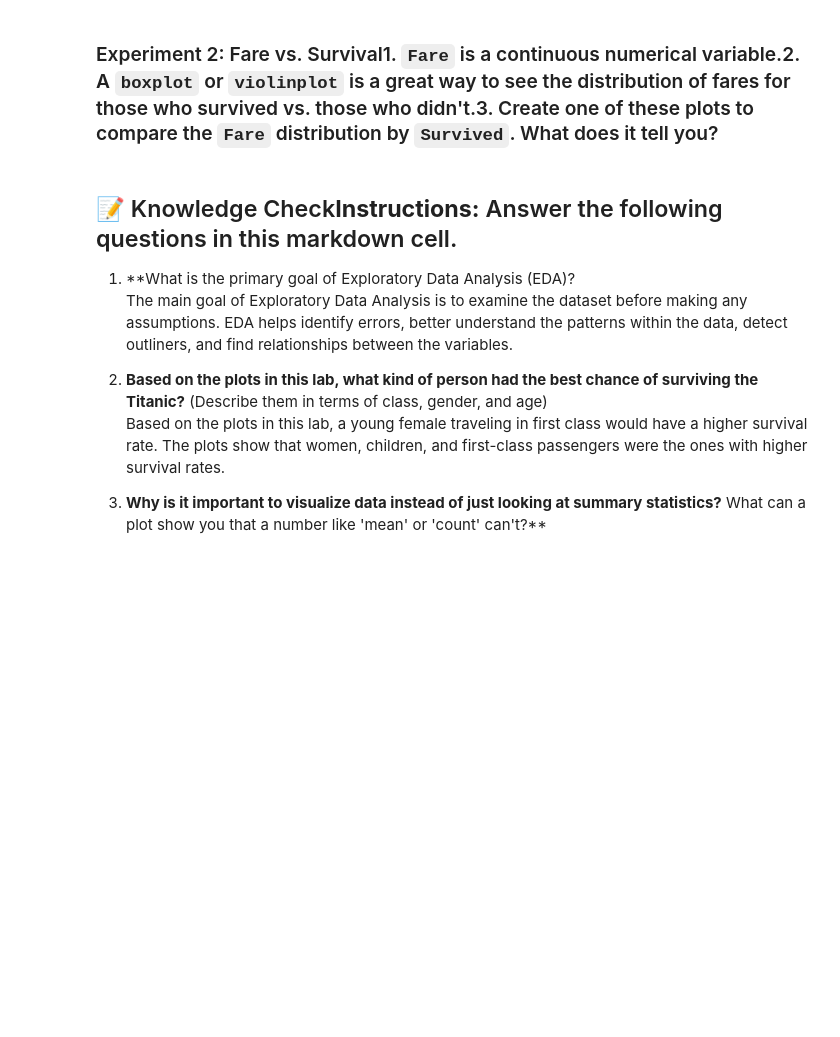
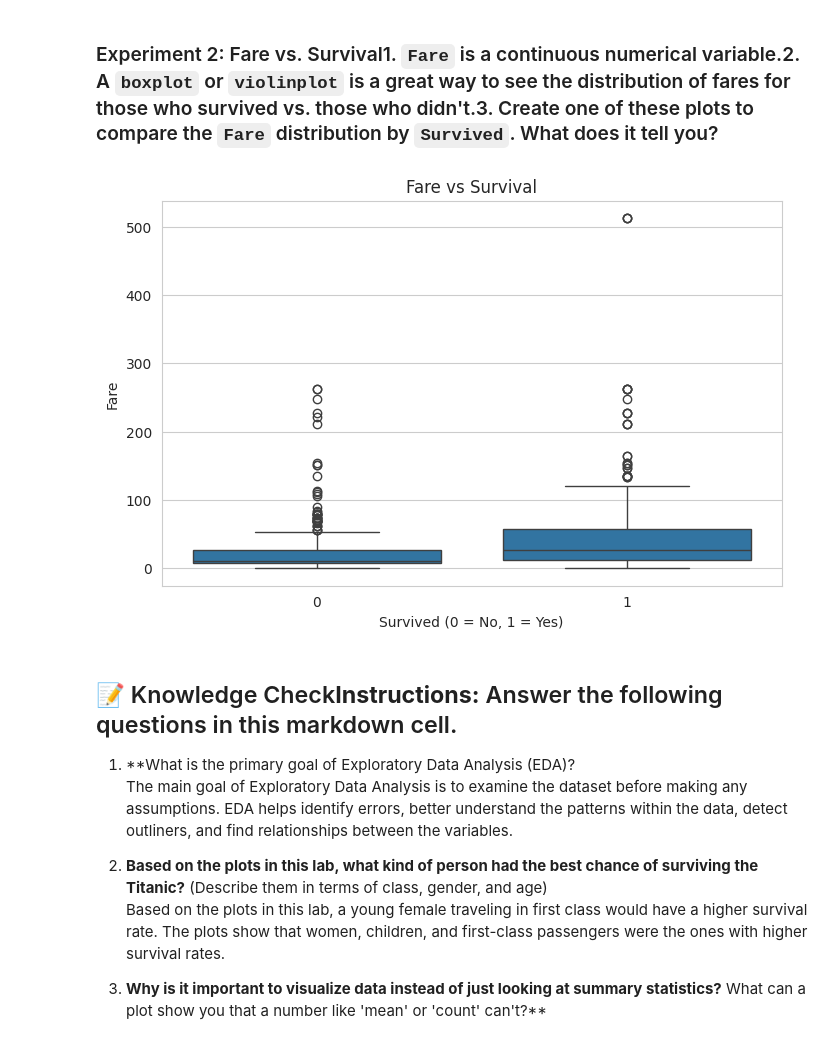
Before and after one commit to cano-elda/L04-Group-3-ITAI-1371, a Jupyter notebook: Module_04_Lab_Exploratory_Data_Analysis_1.ipynb, the cells around one changed output. Drawn from its saved outputs; the diff is of its cells as text; code cells hidden in the pictures; blank space fills up the shorter version.

```diff
--- a/Module_04_Lab_Exploratory_Data_Analysis_1.ipynb
+++ b/Module_04_Lab_Exploratory_Data_Analysis_1.ipynb
@@ -136,6 +136,24 @@ plt.show()
 ### Experiment 2: Fare vs. Survival1.  `Fare` is a continuous numerical variable.2.  A `boxplot` or `violinplot` is a great way to see the distribution of fares for those who survived vs. those who didn't.3.  Create one of these plots to compare the `Fare` distribution by `Survived`. What does it tell you?
 # %%
 # --- ENTER YOUR CODE HERE ---
+plt.figure(figsize=(8, 5))
+
+# boxplot showing Fare for people who survived (1) vs did not (0)
+sns.boxplot(x='Survived', y='Fare', data=df)
+
+# title
+plt.title('Fare vs Survival')
+
+# the x-axis
+plt.xlabel('Survived (0 = No, 1 = Yes)')
+
+# the y-axis
+plt.ylabel('Fare')
+
+
+plt.show()
+# %% [output]
+[figure, added]
 # %% [markdown]
 ## 📝 Knowledge Check**Instructions:** Answer the following questions in this markdown cell.
 1.  **What is the primary goal of Exploratory Data Analysis (EDA)?
```
